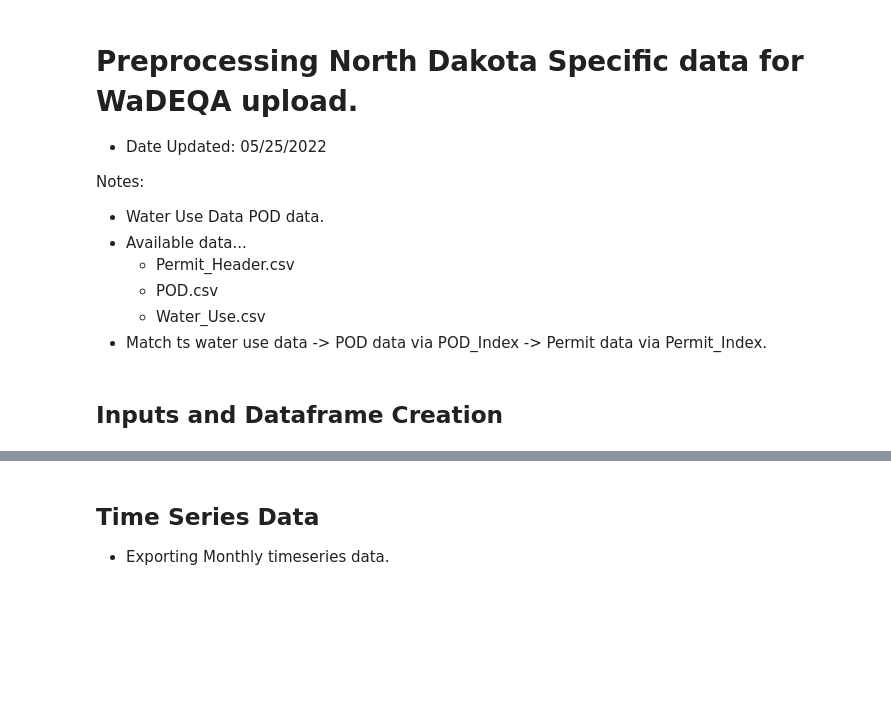
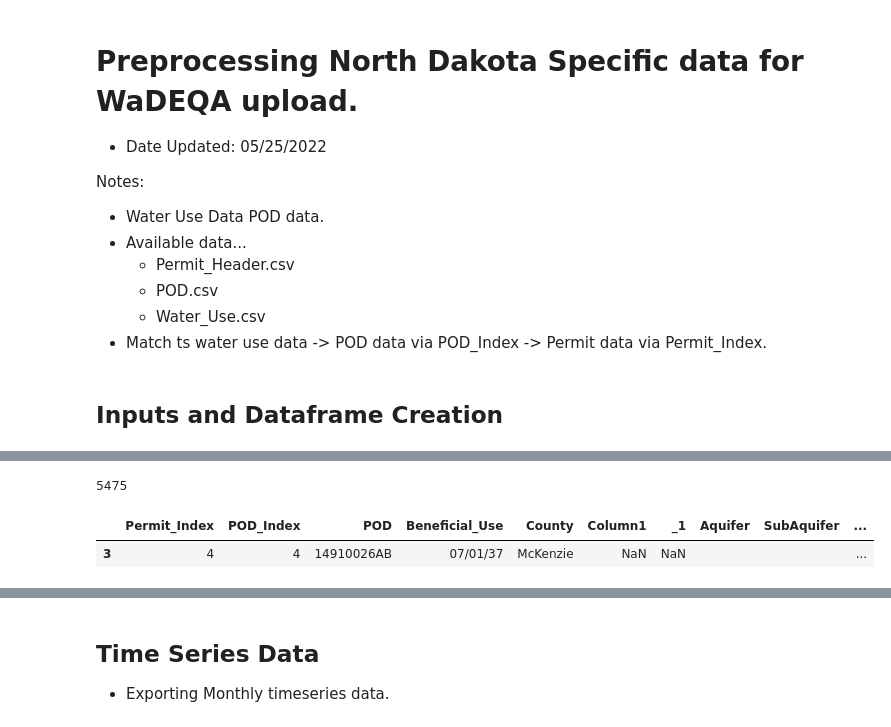
Before and after one commit to WSWCWaterDataExchange/MappingStatesDataToWaDE2.0, a Jupyter notebook: NorthDakota/SiteSpecificAmounts/0_PreProcessNDSiteSpecificData.ipynb, the cells around one changed output, grey strips where cells are left out. Saved outputs shown, nothing was run; the diff lists cells and outputs as text; code cells hidden in the pictures; blank space fills up the shorter version.

Commit message:
ND ss update.
ND ss update. including wadeUUID. only using POD sites that are Active.

```diff
--- a/NorthDakota/SiteSpecificAmounts/0_PreProcessNDSiteSpecificData.ipynb
+++ b/NorthDakota/SiteSpecificAmounts/0_PreProcessNDSiteSpecificData.ipynb
@@ -40,9 +51,21 @@ df_wu.head(1)
 # %%
-# POD data
+# POD site data
 fileInput = "POD.xlsx"
 df_pod = pd.read_excel(fileInput)
+
+df_pod = df_pod[df_pod['POD_Status'] == 'Active']
+
+# WaDE UUID tracker for data assessment
+if 'WaDEUUID' not in df_pod:
+    df_pod['WaDEUUID'] = "ndPD" + df_pod.index.astype(str)
+    df_pod.to_excel('POD.xlsx', index=False)
+
 print(len(df_pod))
 df_pod.head(1)
+# %% [output]
+5475
+|  | Permit_Index | POD_Index | POD | Beneficial_Use | County | Column1 | _1 | Aquifer | SubAquifer | ... |
+| 3 | 4 | 4 | 14910026AB | 07/01/37 | McKenzie | NaN | NaN |  |  | ... |
 # %%
 # Permit_Header data
 fileInput = "Permit_Header.xlsx"
```
Also changed, not shown: parts of 22 cells of this notebook, 4 other files.
